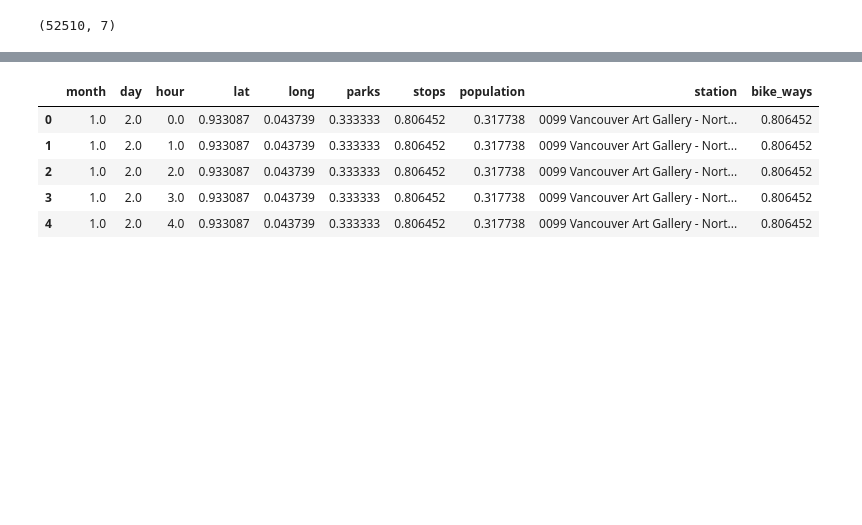
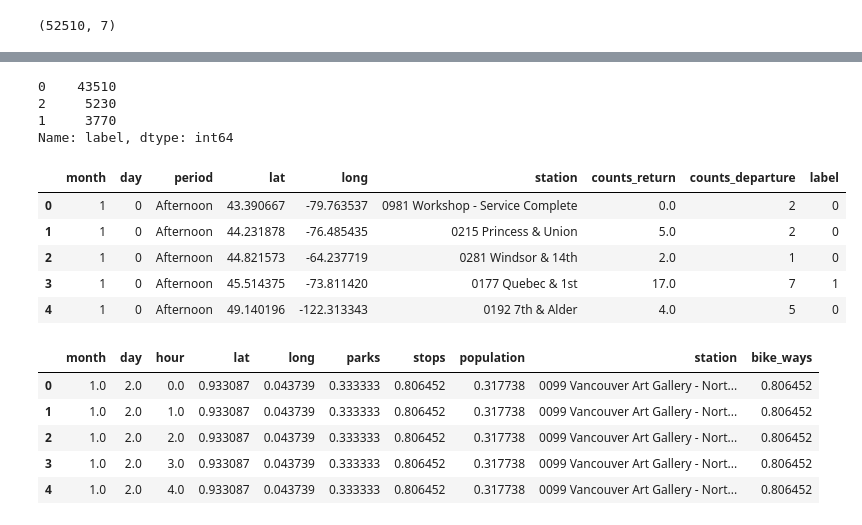
Before and after one commit to jefwang9/733_Final_Project, a Jupyter notebook: src/model.ipynb, the cells around one changed output, grey strips where cells are left out. Cells and saved outputs as stored; diff of their text form; code cells hidden in the pictures; blank space fills up the shorter version.

```diff
--- a/src/model.ipynb
+++ b/src/model.ipynb
@@ -142,11 +153,20 @@ merge_data.head()
 def label_cal(x):
     if x['counts_return'] == 0 and x['counts_departure'] == 0:
         return 0
-    elif x['counts_return'] == 0:
+    elif x['counts_return'] == 0 and x['counts_departure'] >= 5:
         return 2
-    elif x['counts_departure'] == 0:
+    elif x['counts_return'] == 0 and x['counts_departure'] < 5:
+        return 0
+    elif x['counts_departure'] == 0 and x['counts_return'] >= 5:
         return 1
-    elif x['counts_return'] / x['counts_departure'] > 3 and x['counts_return'] - x['counts_departure'] >= 5:
+    elif x['counts_departure'] == 0 and x['counts_return'] < 5:
+        return 0
+    elif x['counts_return'] / x['counts_departure'] > 2 and x['counts_return'] - x['counts_departure'] >= 5:
+        return 1
+    elif x['counts_departure'] / x['counts_return'] > 2 and x['counts_departure'] - x['counts_return'] >= 5:
+        return 2
+    else:
+        return 0
 # %%
 merge_data.isnull().sum()
 # %% [output]
@@ -161,4 +181,22 @@ counts_departure       0
 dtype: int64
+# %%
+merge_data['label'] = merge_data.apply(label_cal,axis=1)
+# %%
+merge_data['label'].value_counts()
+# %% [output]
+0    43510
+2     5230
+1     3770
+Name: label, dtype: int64
+# %%
+merge_data.head()
+# %% [output]
+|  | month | day | period | lat | long | station | counts_return | counts_departure | label |
+| 0 | 1 | 0 | Afternoon | 43.390667 | -79.763537 | 0981 Workshop - Service Complete | 0.0 | 2 | 0 |
+| 1 | 1 | 0 | Afternoon | 44.231878 | -76.485435 | 0215 Princess & Union | 5.0 | 2 | 0 |
+| 2 | 1 | 0 | Afternoon | 44.821573 | -64.237719 | 0281 Windsor & 14th | 2.0 | 1 | 0 |
+| 3 | 1 | 0 | Afternoon | 45.514375 | -73.811420 | 0177 Quebec & 1st | 17.0 | 7 | 1 |
+| 4 | 1 | 0 | Afternoon | 49.140196 | -122.313343 | 0192 7th & Alder | 4.0 | 5 | 0 |
 # %%
 departure_time_df = generate_time_df('2020-01-01', 8760)
 # %%
```
Also changed, not shown: parts of 8 cells of this notebook.
